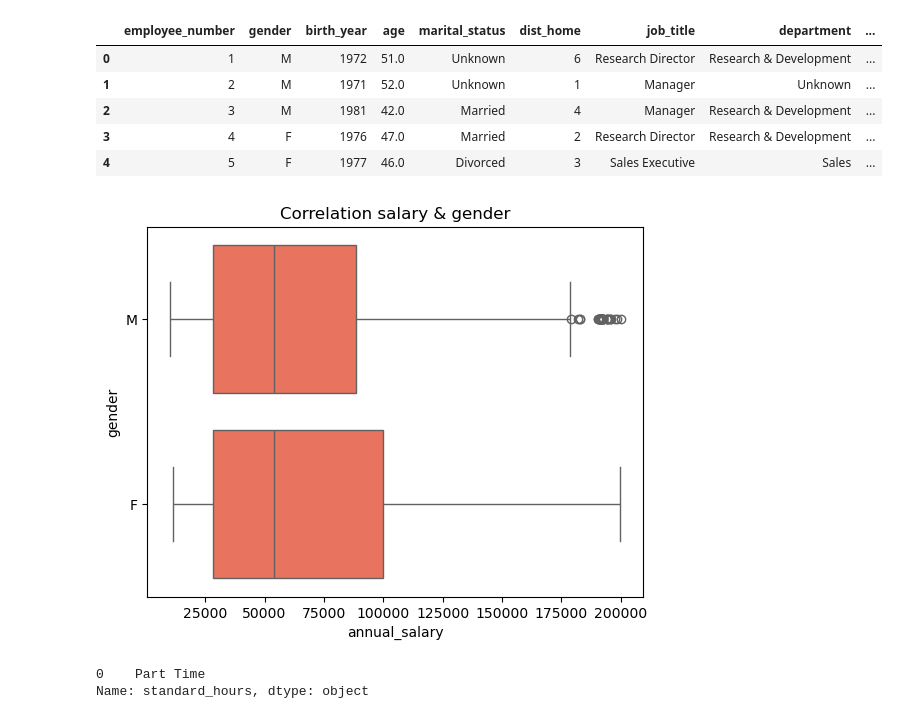
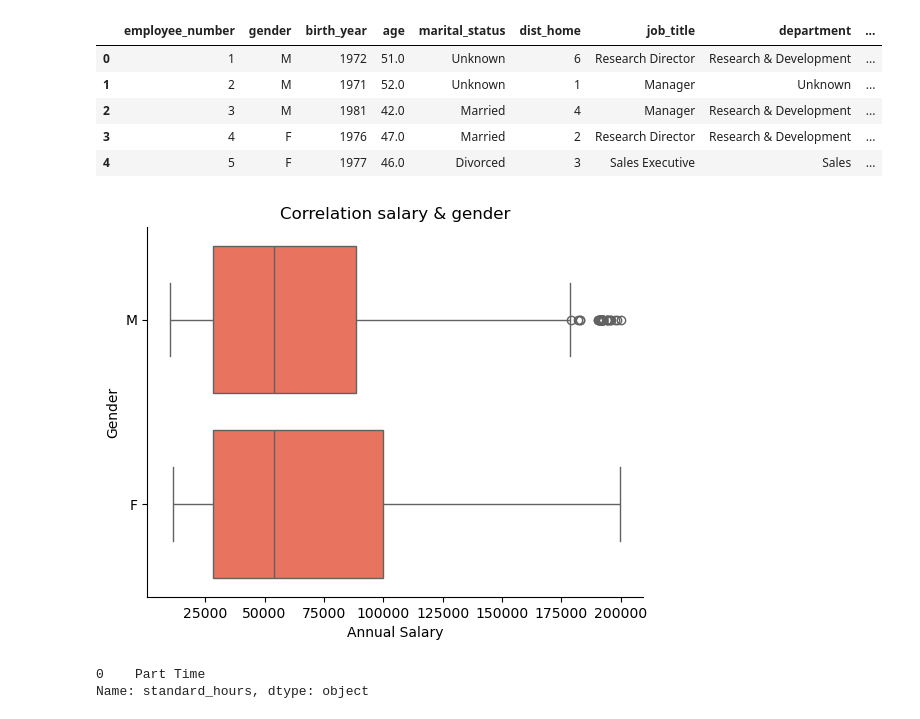
Before and after one commit to CibiPB/project-da-promo-49-INTERNO, a Jupyter notebook: Notebooks/3. Data Analysis.ipynb, the cells around one changed output. Cells and saved outputs as stored; diff of their text form; code cells hidden in the pictures.

```diff
--- a/Notebooks/3. Data Analysis.ipynb
+++ b/Notebooks/3. Data Analysis.ipynb
@@ -27,9 +27,13 @@ df.head()
 | 4 | 5 | F | 1977 | 46.0 | Divorced | 3 | Sales Executive | Sales | ... |
 # %%
 sns.boxplot(data=df, y='gender', x='annual_salary', color = 'tomato')
-plt.title('Correlation salary & gender');
+plt.title('Correlation salary & gender')
+plt.xlabel('Annual Salary')
+plt.ylabel('Gender')
+plt.gca().spines['right'].set_visible(False)
+plt.gca().spines['top'].set_visible(False);
 # %% [output]
-[figure, old version]
+[figure, new version]
 # %%
 df['standard_hours'].mode()
 # %% [output]
```
Also changed, not shown: parts of 14 cells of this notebook, 15 other files.
